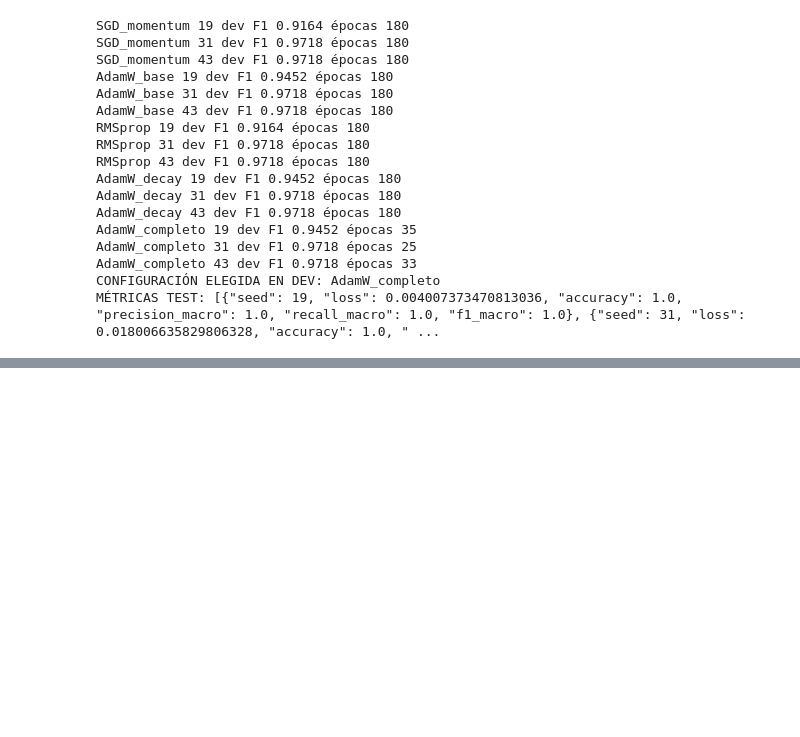
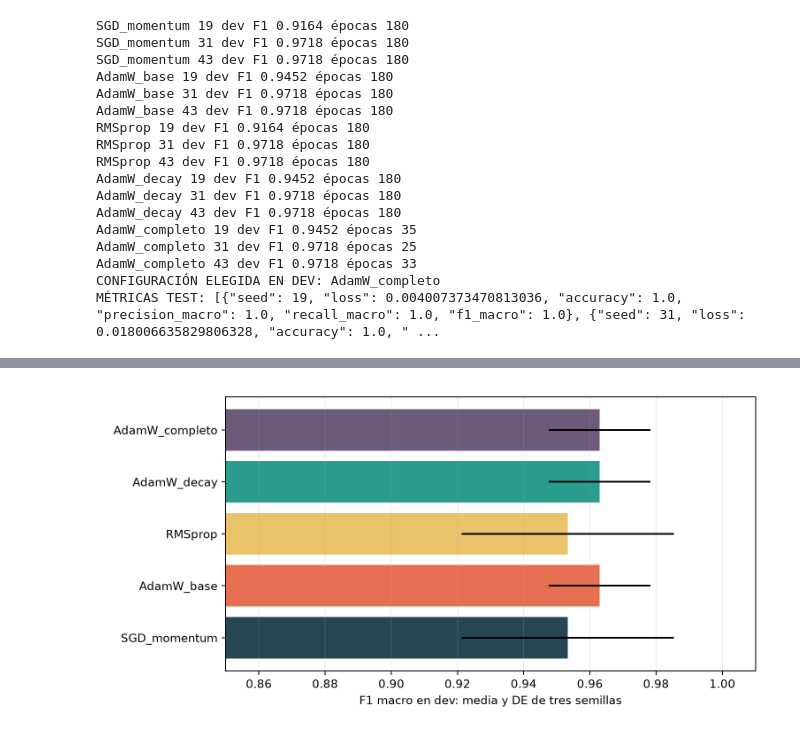
Before and after one commit to Salv4tore27/carlos-redes-neuronales-iii-vinos, a Jupyter notebook: Carlos_Redes.ipynb, the cells around one changed output, grey strips where cells are left out. Saved outputs shown, nothing was run; the diff lists cells and outputs as text; code cells hidden in the pictures; blank space fills up the shorter version.

```diff
--- a/Carlos_Redes.ipynb
+++ b/Carlos_Redes.ipynb
@@ -321,0 +353,4 @@ Las tres semillas muestran variación de inicialización, no reemplazan nuevas p
+# %%
+display(Image(filename="resultados/estabilidad_dev.png"))
+# %% [output]
+[figure, added]
```
Also changed, not shown: parts of 16 cells of this notebook, 2 other files.
